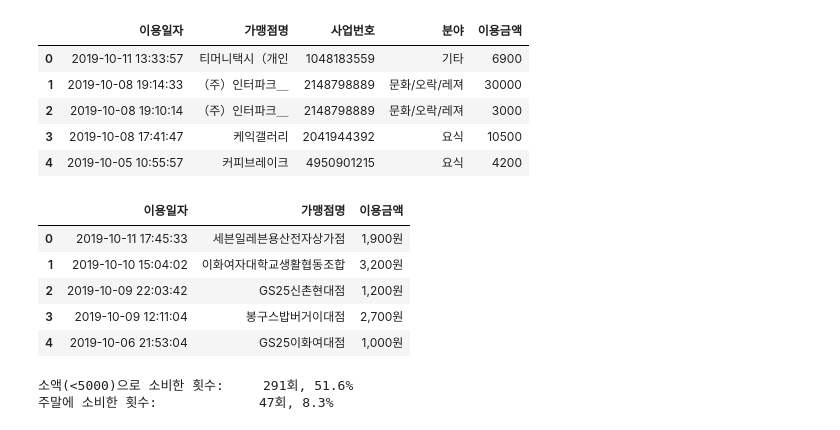
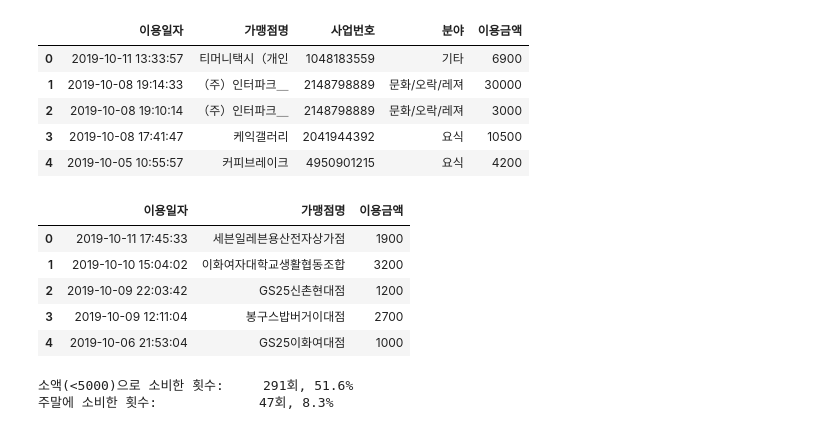
Before and after one commit to Dust-J/2019-Mydata-Hackathon, a Jupyter notebook: myMate.ipynb, the cells around one changed output. Cells and saved outputs as stored; diff of their text form; code cells hidden in the pictures.

```diff
--- a/myMate.ipynb
+++ b/myMate.ipynb
@@ -45,14 +45,16 @@ df2.head()
 # %%
 df3 = pd.read_csv('nh.csv')
 df3['이용일자'] = df3['이용일자'].apply(pd.to_datetime)
+df3['이용금액'] = df3['이용금액'].map(lambda x: x.replace(',', '').replace('원', '')).astype(int)
+
 df3.head()
 # %% [output]
 |  | 이용일자 | 가맹점명 | 이용금액 |
-| 0 | 2019-10-11 17:45:33 | 세븐일레븐용산전자상가점 | 1,900원 |
-| 1 | 2019-10-10 15:04:02 | 이화여자대학교생활협동조합 | 3,200원 |
-| 2 | 2019-10-09 22:03:42 | GS25신촌현대점 | 1,200원 |
-| 3 | 2019-10-09 12:11:04 | 봉구스밥버거이대점 | 2,700원 |
-| 4 | 2019-10-06 21:53:04 | GS25이화여대점 | 1,000원 |
+| 0 | 2019-10-11 17:45:33 | 세븐일레븐용산전자상가점 | 1900 |
+| 1 | 2019-10-10 15:04:02 | 이화여자대학교생활협동조합 | 3200 |
+| 2 | 2019-10-09 22:03:42 | GS25신촌현대점 | 1200 |
+| 3 | 2019-10-09 12:11:04 | 봉구스밥버거이대점 | 2700 |
+| 4 | 2019-10-06 21:53:04 | GS25이화여대점 | 1000 |
 # %%
 small=df1[df1['이용금액'] < 5000].index.tolist()
 weekend=df1[df1['이용일자'].dt.dayofweek > 5].index.tolist()
```
Also changed, not shown: parts of 5 cells of this notebook.
